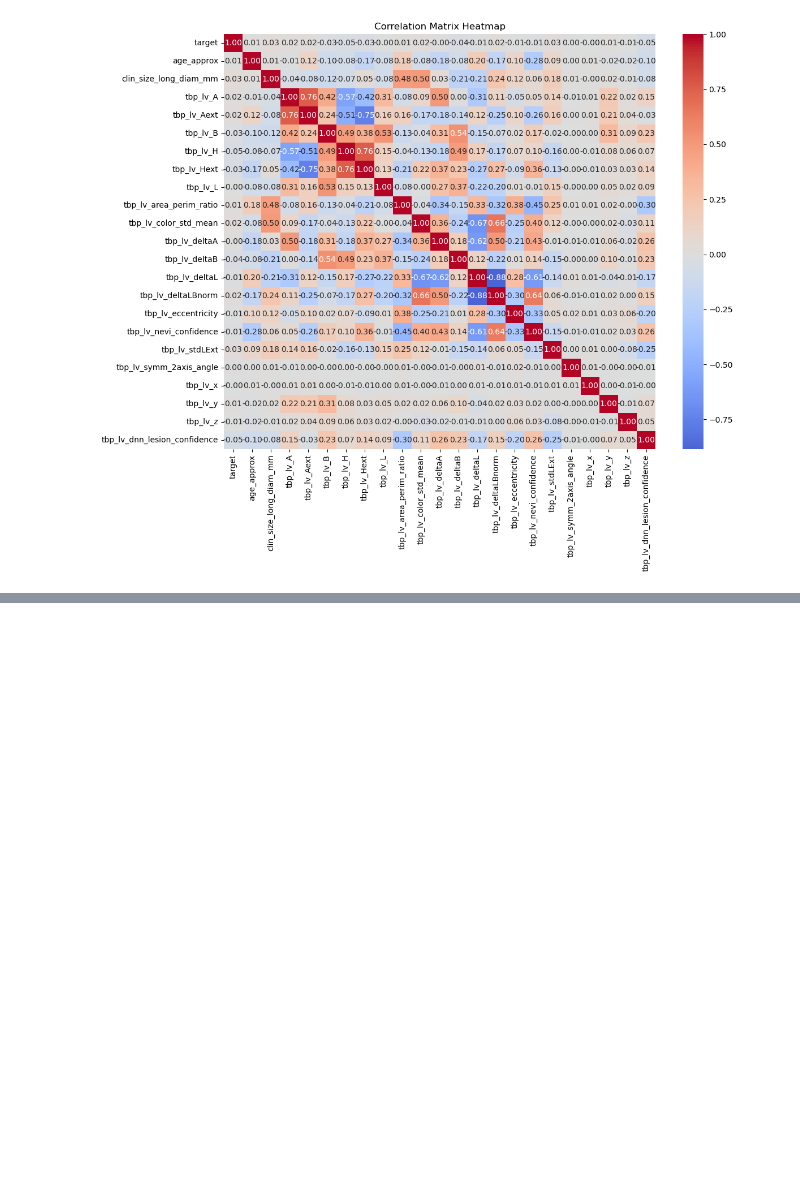
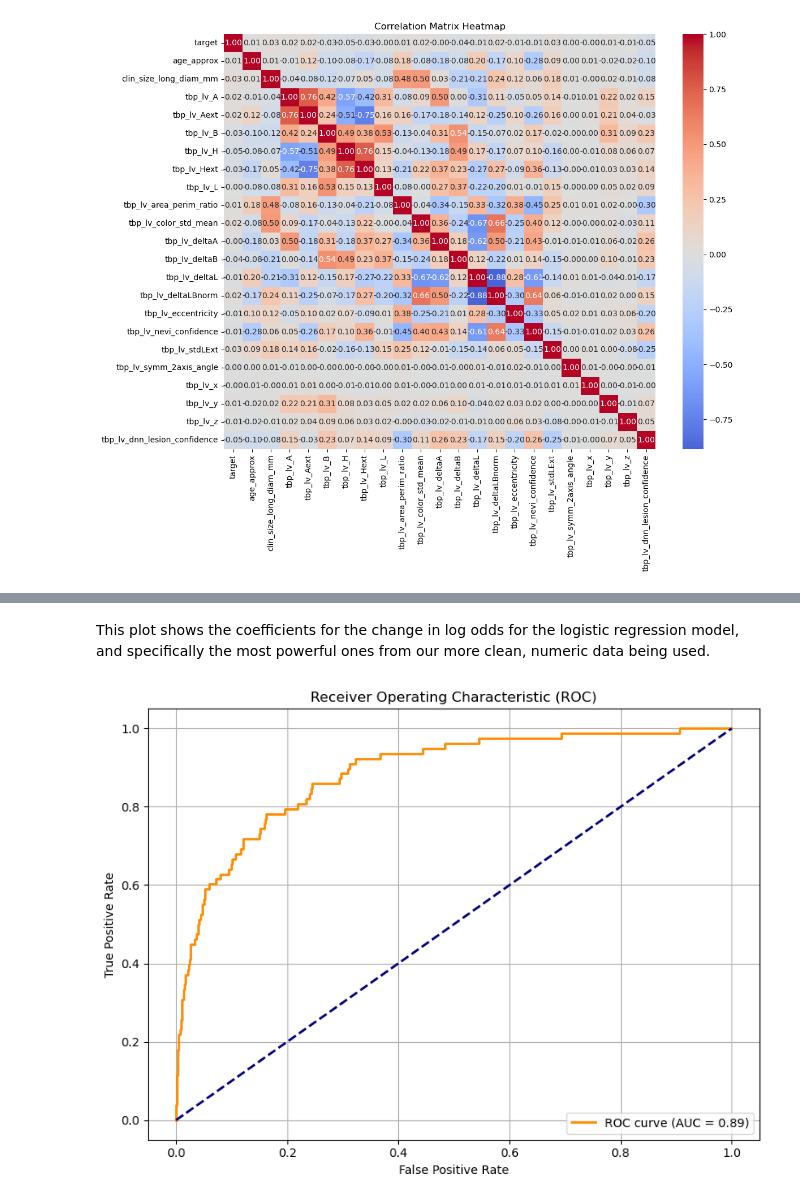
Before and after one commit to brayden-weimholt/malignant-lesion-detector--Datathon25, a Jupyter notebook: test.ipynb, the cells around one changed output, grey strips where cells are left out. Cells and saved outputs as stored; diff of their text form; code cells hidden in the pictures; blank space fills up the shorter version.

Commit message:
logistic and ROC interpretation complete, further analysis later

```diff
--- a/test.ipynb
+++ b/test.ipynb
@@ -541,0 +506,24 @@ dtype: float64
+# %% [markdown]
+This plot shows the coefficients for the change in log odds for the logistic regression model, and specifically the most powerful ones from our more clean, numeric data being used.
+# %%
+from sklearn.metrics import roc_curve, roc_auc_score, auc
+
+X_test_scaled = scaler.transform(X_test)
+
+y_probs = clf.predict_proba(X_test_scaled)[:, 1]
+
+fpr, tpr, thresholds = roc_curve(y_test, y_probs)
+roc_auc = roc_auc_score(y_test, y_probs)
+
+plt.figure(figsize=(8, 6))
+plt.plot(fpr, tpr, color='darkorange', lw=2, label=f"ROC curve (AUC = {roc_auc:.2f})")
+plt.plot([0, 1], [0, 1], color='navy', lw=2, linestyle='--')
+plt.xlabel('False Positive Rate')
+plt.ylabel('True Positive Rate')
+plt.title('Receiver Operating Characteristic (ROC)')
+plt.legend(loc="lower right")
+plt.grid()
+plt.tight_layout()
+plt.show()
+# %% [output]
+[figure, added]
```
Also changed, not shown: parts of 11 cells of this notebook.
